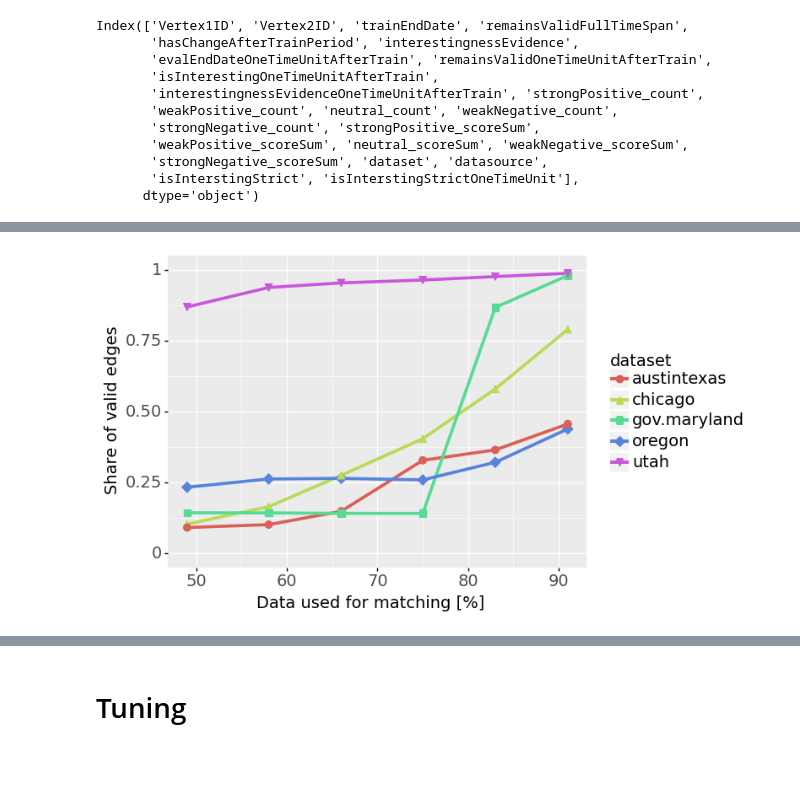
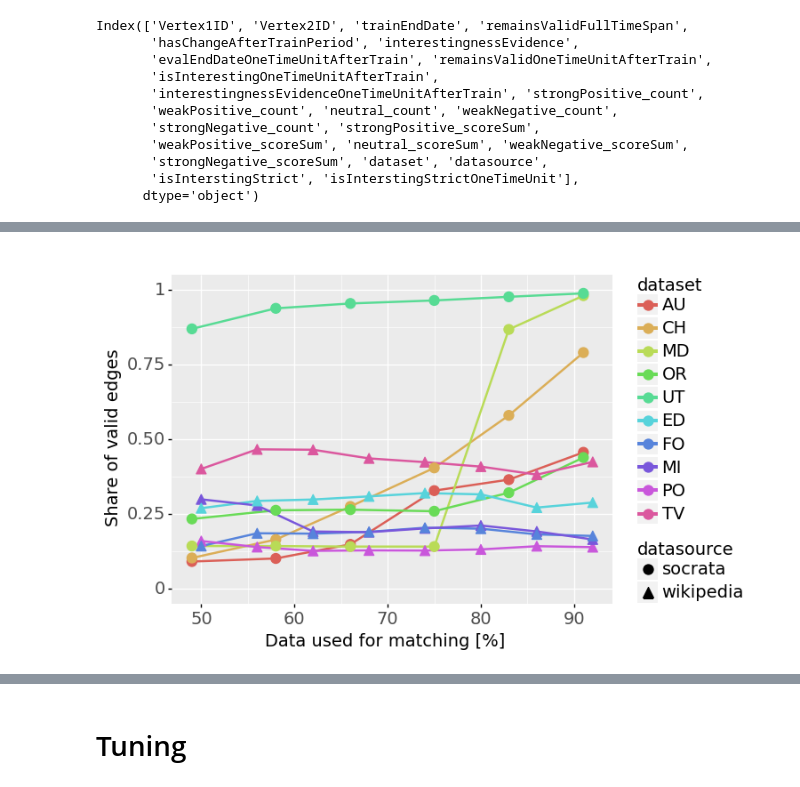
Before and after one commit to leonbornemann/RoleMatchingEvaluation, a Jupyter notebook: Tuning (Edge-Based).ipynb, the cells around one changed output, grey strips where cells are left out. Drawn from its saved outputs; the diff is of its cells as text; code cells hidden in the pictures; blank space fills up the shorter version.

```diff
--- a/Tuning (Edge-Based).ipynb
+++ b/Tuning (Edge-Based).ipynb
@@ -58,22 +65,14 @@ allDfs = allDfsSocrata+allDfsWikipedia
 # %%
-def printDFInfo(curDf,rowList):
-    print("----------------------------------------------------------------------------------------")
-    print(curDf['dataset'].iloc[0],curDf['trainEndDate'].iloc[0])
+def aggregateInfoForDF(curDf,rowList):
     validRowsStrictFull = curDf[curDf['remainsValidFullTimeSpan']]
     isInterstingStrictFull = curDf[curDf['isInterstingStrict']]
     validRelFrequencyFull=len(validRowsStrictFull.index)/len(curDf.index)
-    #print("Total Row Count is", len(curDf.index), "of which ",len(validRowsStrictFull.index),"are valid (strict) in FUll time period - ",100*validRelFrequencyFull,"%"  )
     canBeEvaluatedRelFrequencyFull=len(isInterstingStrictFull.index)/len(curDf.index)
-    #print("Total Row Count is", len(curDf.index), "of which ",len(isInterstingStrictFull.index),"are interesting (new) in FUll time period",100*canBeEvaluatedRelFrequencyFull,"%"  )
-
     curDf['isInterstingStrictOneTimeUnit'] = (curDf['interestingnessEvidenceOneTimeUnitAfterTrain']>0) & (curDf['isInterestingOneTimeUnitAfterTrain'])
     validRowsStrictOneTimeUnit = curDf[curDf['remainsValidOneTimeUnitAfterTrain']]
     isInterstingStrictOneTimeUnit = curDf[curDf['isInterstingStrictOneTimeUnit']]
     validRelFrequencyOneTimeUnit=len(validRowsStrictOneTimeUnit.index)/len(curDf.index)
-    #print("Total Row Count is", len(curDf.index), "of which ",len(validRowsStrictOneTimeUnit.index),"are valid (strict) in ONE time period after train ",100*validRelFrequencyOneTimeUnit,"%"  )
     canBeEvaluatedRelFrequencyOneTimeUnitAfter=len(isInterstingStrictOneTimeUnit.index)/len(curDf.index)
-    #print("Total Row Count is", len(curDf.index), "of which ",len(isInterstingStrictOneTimeUnit.index),"are interesting (new) in ONE time period after train",100*canBeEvaluatedRelFrequencyOneTimeUnitAfter,"%"  )
-
     validRowsOfInterestingFull = isInterstingStrictFull[isInterstingStrictFull['remainsValidFullTimeSpan']]
     validRowsOfInterestingOneTimeUnitAfter = isInterstingStrictOneTimeUnit[isInterstingStrictOneTimeUnit['remainsValidOneTimeUnitAfterTrain']]
     if(len(isInterstingStrictFull.index)==0):
@@ -84,9 +83,6 @@ def printDFInfo(curDf,rowList):
         validRelFrequencyOneTimeUnitAfterInteresting=np.NAN
     else:
         validRelFrequencyOneTimeUnitAfterInteresting=len(validRowsOfInterestingOneTimeUnitAfter.index)/len(isInterstingStrictOneTimeUnit.index)
-
-    #print("Total Interesting Edge Count is",len(isInterstingStrictFull.index),"of which ",len(validRowsOfInterestingFull.index),"are valid in FULL Time Period (",100*validRelFrequencyFullOfInteresting,"%)")
-    #print("Total Interesting Edge Count is",len(validRowsOfInterestingOneTimeUnitAfter.index),"of which ",len(isInterstingStrictOneTimeUnit.index),"are valid in ONE Time Period after (",100*validRelFrequencyOneTimeUnitAfterInteresting,"%)")
     dict1 = {"dataset": curDf['dataset'].iloc[0],
                      "trainEndDate": curDf['trainEndDate'].iloc[0],
                      "nEdges":len(curDf.index),
@@ -105,14 +101,14 @@ def processDFList(dfs):
         byTrainTimeEnd = df.groupby('trainEndDate')
         subDFs = [byTrainTimeEnd.get_group(x) for x in byTrainTimeEnd.groups]
         for subDF in subDFs:
-            printDFInfo(subDF,rowList)
+            aggregateInfoForDF(subDF,rowList)
     toReturn=pd.DataFrame(rowList)
     return toReturn
 
 aggregateStatSocrataDF=processDFList(allDfsSocrata)
 aggregateStatWikipediaDF=processDFList(allDfsWikipedia)
-print(aggregateStatSocrataDF)
-print(aggregateStatWikipediaDF)
+#print(aggregateStatSocrataDF)
+#rint(aggregateStatWikipediaDF)
 # %% [output]
 ----------------------------------------------------------------------------------------
 austintexas 2020-04-30
@@ -277,66 +277,55 @@ dateToPercentageSocrata = {
 dateToPercentageWikipedia = {
 '2011-05-07' : 50,
 '2012-05-05' : 56,
 '2013-05-04' : 62,
 '2014-05-03' : 68,
 '2015-05-02' : 74,
 '2016-04-30' : 80,
 '2017-04-29' : 86,
 '2018-04-28' : 92,
 }
 
+datasetToAbbreviation = {
+'austintexas' : 'AU',
+'chicago' : 'CH',
+'gov.maryland' : 'MD',
+'oregon' : 'OR',
+'utah' : 'UT',
+'education' : 'ED',
+'football' : 'FO',
+'military' : 'MI',
+'politics' : 'PO',
+'tv_and_film' : 'TV'
+}
+
 #TODO: map dates to percentages!
 aggregateStatSocrataDF=aggregateStatSocrataDF[aggregateStatSocrataDF['trainEndDate'] != '2020-10-31']
 aggregateStatSocrataDF["matchingTimePercentage"] = list(map(lambda x : dateToPercentageSocrata[x],list(aggregateStatSocrataDF['trainEndDate'])))
 aggregateStatWikipediaDF["matchingTimePercentage"] = list(map(lambda x : dateToPercentageWikipedia[x],list(aggregateStatWikipediaDF['trainEndDate'])))
+aggregateStatSocrataDF['datasource'] = "socrata"
+aggregateStatWikipediaDF['datasource'] = "wikipedia"
 
-def printPlots(df,datasource):
-    #print(ggplot(df, aes(x='trainEndDate',ymin=0,ymax=1, y='nEdges',group='dataset',color='dataset'))
-    #  + geom_line()
-    #  + theme(axis_text_x=element_text(rotation=45, hjust=1))
-    #  + labs(title='Edge Count by trainTimeEnd'))
 
-   # print(ggplot(df, aes(x='trainEndDate',ymin=0,ymax=1, y='validPercentageFullTimePeriod',group='dataset',color='dataset'))
-      #+ geom_line()
-     # + theme(axis_text_x=element_text(rotation=45, hjust=1))
-    #  + labs(title='Validity (FULL TIME PERIOD) by trainTimeEnd'))
+totalAggregateDF = aggregateStatSocrataDF.append(aggregateStatWikipediaDF)
+totalAggregateDF['dataset_long']=totalAggregateDF['dataset']
+totalAggregateDF['dataset_unordered']= list(map(lambda x : datasetToAbbreviation[x],list(totalAggregateDF['dataset_long'])))
 
-    #print(ggplot(df, aes(x='trainEndDate',ymin=0,ymax=1, y='canBeEvaluatedPercentageFullTimePeriod',group='dataset',color='dataset'))
-   #   + geom_line()
-   #   + theme(axis_text_x=element_text(rotation=45, hjust=1))
-   #   + labs(title='Interestingness (FULL TIME PERIOD) by trainTimeEnd'))
+totalAggregateDF['dataset'] = pd.Categorical(totalAggregateDF['dataset_unordered'], ["AU","CH","MD","OR","UT","ED","FO","MI","PO","TV"])
 
-   # print(ggplot(df, aes(x='trainEndDate',ymin=0,ymax=1, y='validPercentageOneTimeUnit',group='dataset',color='dataset'))
-   #   + geom_line()
-   #   + theme(axis_text_x=element_text(rotation=45, hjust=1))
-   #   + labs(title='Validity (ONE TIME UNIT AFTER) by trainTimeEnd'))
 
-    #print(ggplot(df, aes(x='trainEndDate',ymin=0,ymax=1, y='canBeEvaluatedPercentageOneTimeUnit',group='dataset',color='dataset'))
-    #  + geom_line()
-    #  + theme(axis_text_x=element_text(rotation=45, hjust=1))
-    #  + labs(title='Interestingness (ONE TIME UNIT AFTER) by trainTimeEnd'))
-
-    plot = (ggplot(df, aes(x='matchingTimePercentage',ymin=0,ymax=1, y='validPercentageFullTimePeriodOfInteresting',group='dataset',color='dataset',shape='dataset'))
-      + geom_line(size=1.5)
-      + geom_point(size=3)
+def printAndSavePlots(df,datasource):
+    plot = (ggplot(df, aes(x='matchingTimePercentage',ymin=0,ymax=1, y='validPercentageFullTimePeriodOfInteresting',group='dataset',color='dataset',shape="datasource", line='datasource'))
+      + geom_line(size=1.0)
+      + geom_point(size=4)
       + scale_x_continuous(name="Data used for matching [%]")
       + scale_y_continuous(name="Share of valid edges")
       + theme(text=element_text(size=14))
       #+ theme(axis_text_x=element_text(size=12),axis_text_y=element_text(size=12))
       + labs(title=''))
     print(plot)
     fname = 'exportedPlots/validityOverMatchingTime_' + datasource +'.jpg'
     plot.save(filename = fname)
 
-    #print(ggplot(df, aes(x='matchingTimePercentage',ymin=0,ymax=1, y='validPercentageOneTimeUnitOfInteresting',group='dataset',color='dataset'))
-    #  + geom_line()
-    #  + scale_x_continuous(name="Matching Time [%]")
-    #  + scale_y_continuous(name="Validity")
-    #  + theme(text=element_text(size=14))
-    #  #+ theme(axis_text_x=element_text(size=7),axis_text_y=element_text(size=12))
-    #  + labs(title='Validity (ONE TIME UNIT AFTER) by trainTimeEnd (Only Intersting)'))
-
-printPlots(aggregateStatSocrataDF,"socrata")
-printPlots(aggregateStatWikipediaDF,"wikipedia")
+printAndSavePlots(totalAggregateDF,"lol")
 # %% [output]
-[figure, old version]
+[figure, new version]
```
Also changed, not shown: parts of 14 cells of this notebook, 1 other file.
